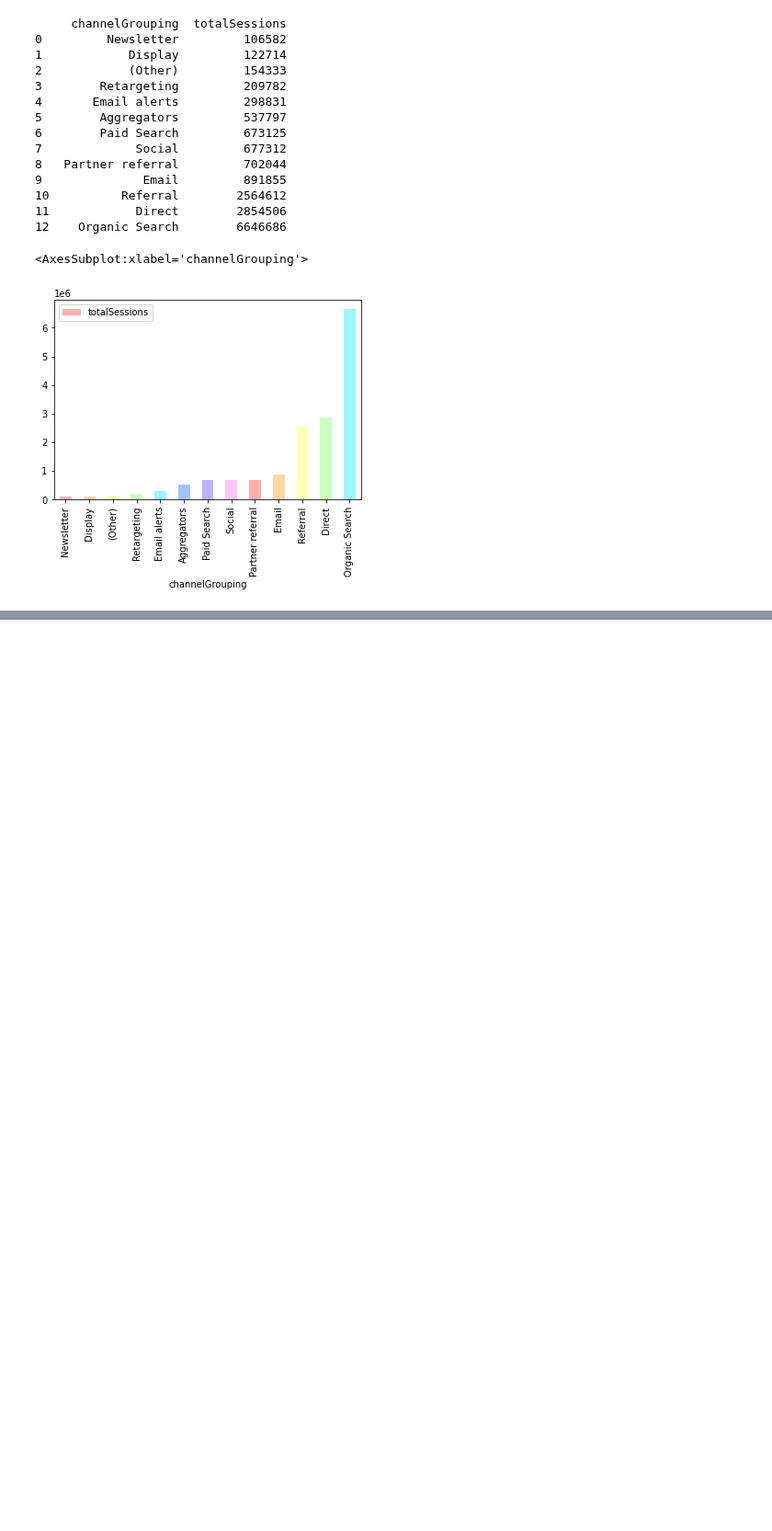
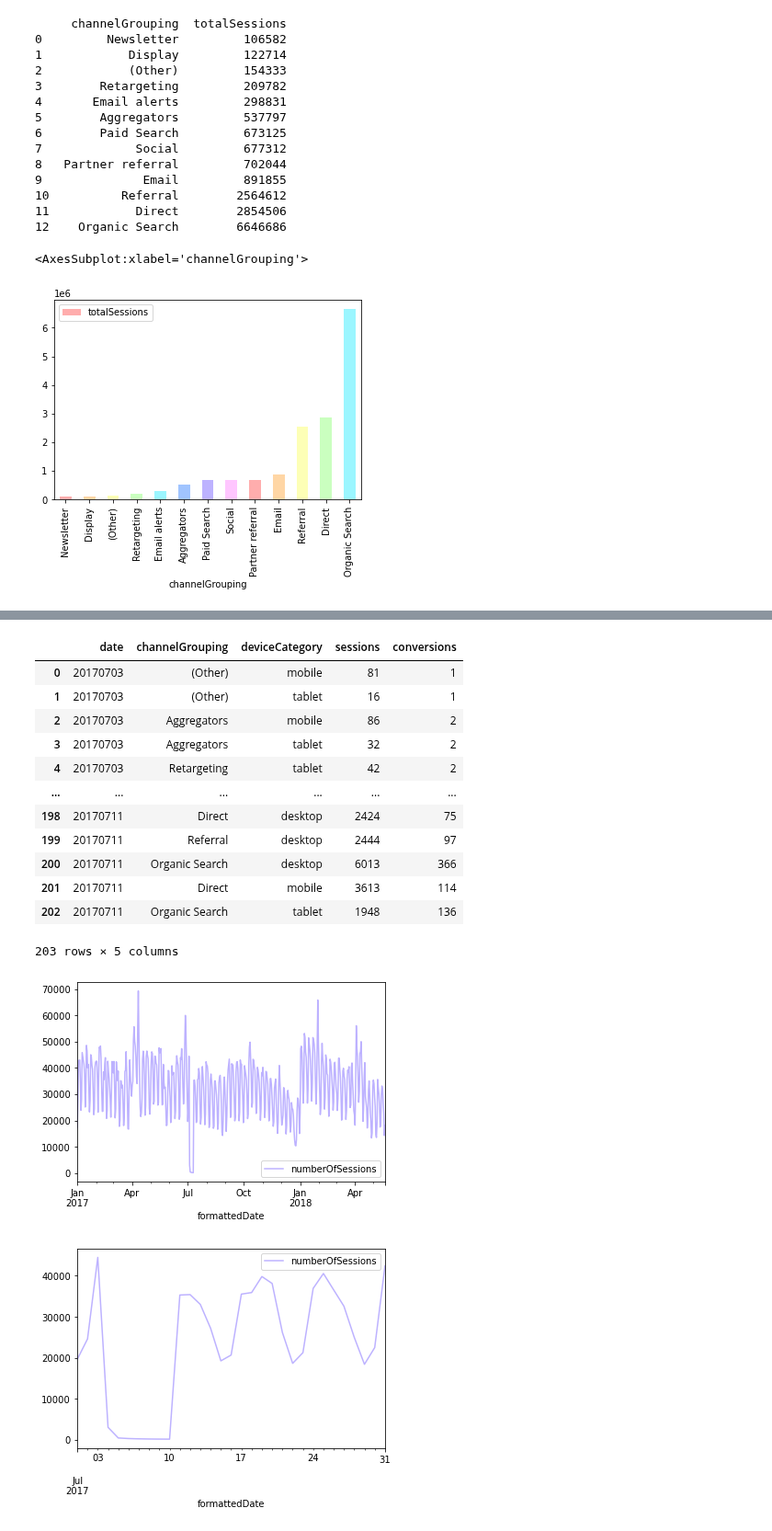
Before and after one commit to Coletterbox/More-BigQuery-with-Python, a Jupyter notebook: dashboardDraft1.ipynb, the cells around one changed output, grey strips where cells are left out. Shown at 92% size. Saved outputs shown, nothing was run; the diff lists cells and outputs as text; code cells hidden in the pictures; blank space fills up the shorter version.

```diff
--- a/dashboardDraft1.ipynb
+++ b/dashboardDraft1.ipynb
@@ -64,3 +64,39 @@ runQuery(totalSessionsPerChannelGrouping).plot.bar(x='channelGrouping', y='total
 12    Organic Search        6646686
 <AxesSubplot:xlabel='channelGrouping'>
 [figure]
+# %%
+# TODO: check totalSessions/numberOfSessions naming for consistency
+totalSessionsPerDay = """
+    SELECT DATE(CAST(LEFT(CAST(date AS string), 4) AS INT64),
+            CAST(SUBSTRING(CAST(date AS string), 5, 2) AS INT64),
+            CAST(RIGHT(CAST(date AS string), 2) AS INT64)) AS formattedDate,
+        SUM(sessions) AS numberOfSessions
+    FROM """ + projectIDContainer.project_id + """
+    .sample_data.datatable
+    GROUP BY formattedDate
+    ORDER BY formattedDate ASC
+"""
+runQuery(totalSessionsPerDay).plot.line(x='formattedDate', y='numberOfSessions', color=singleColorArray)
+
+totalSessionsPerDayForJuly2017 = """
+    SELECT DATE(CAST(LEFT(CAST(date AS string), 4) AS INT64),
+            CAST(SUBSTRING(CAST(date AS string), 5, 2) AS INT64),
+            CAST(RIGHT(CAST(date AS string), 2) AS INT64)) AS formattedDate,
+        SUM(sessions) AS numberOfSessions
+    FROM """ + projectIDContainer.project_id + """
+    .sample_data.datatable
+    WHERE CAST(date AS string) LIKE '201707%'
+    GROUP BY formattedDate
+    ORDER BY formattedDate ASC
+"""
+runQuery(totalSessionsPerDayForJuly2017).plot.line(x='formattedDate', y='numberOfSessions', color=singleColorArray)
+
+totalSessionsPerDayDuringDip = """
+    SELECT *
+    FROM """ + projectIDContainer.project_id + """
+    .sample_data.datatable
+    WHERE date>=20170703 AND date<=20170711
+    ORDER BY date ASC
+"""
+runQuery(totalSessionsPerDayDuringDip)
+# %% [output]
@@ -66,0 +120,15 @@ runQuery(totalSessionsPerChannelGrouping).plot.bar(x='channelGrouping', y='total
+|  | date | channelGrouping | deviceCategory | sessions | conversions |
+| 0 | 20170703 | (Other) | mobile | 81 | 1 |
+| 1 | 20170703 | (Other) | tablet | 16 | 1 |
+| 2 | 20170703 | Aggregators | mobile | 86 | 2 |
+| 3 | 20170703 | Aggregators | tablet | 32 | 2 |
+| 4 | 20170703 | Retargeting | tablet | 42 | 2 |
+| ... | ... | ... | ... | ... | ... |
+| 198 | 20170711 | Direct | desktop | 2424 | 75 |
+| 199 | 20170711 | Referral | desktop | 2444 | 97 |
+| 200 | 20170711 | Organic Search | desktop | 6013 | 366 |
+| 201 | 20170711 | Direct | mobile | 3613 | 114 |
+| 202 | 20170711 | Organic Search | tablet | 1948 | 136 |
+203 rows × 5 columns
+[figure, added]
+[figure, added]
```
Also changed, not shown: parts of 8 cells of this notebook.
